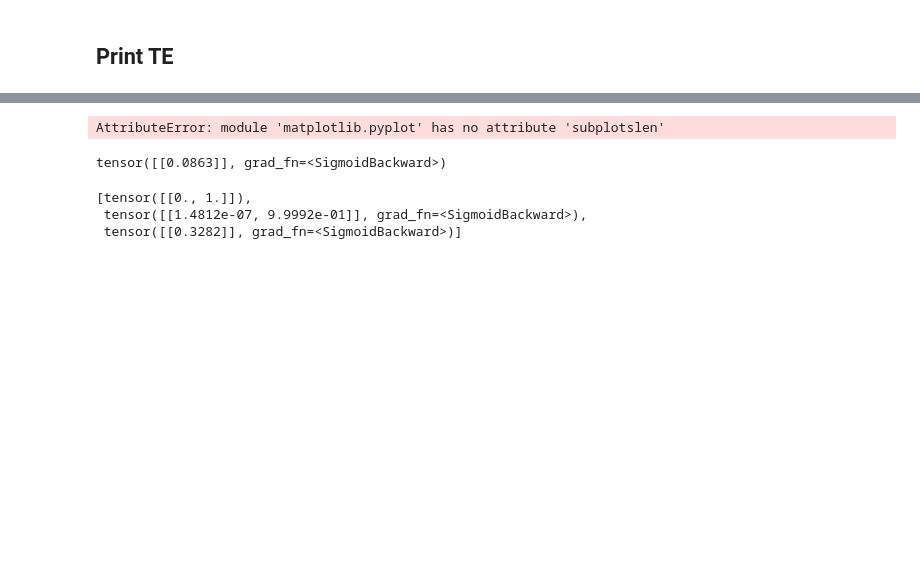
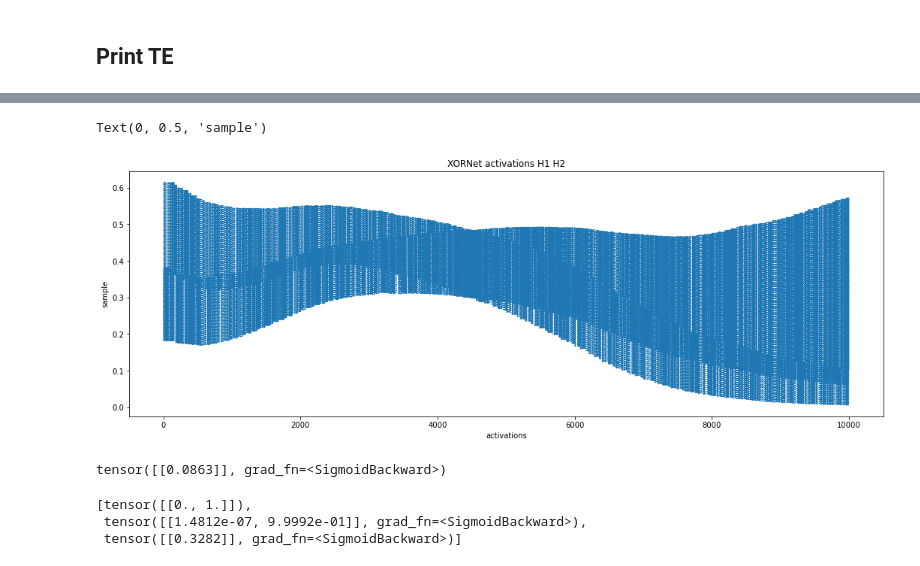
Before and after one commit to IsisChameleon/CSYS5030, a Jupyter notebook: Assignment2/xor-v4.ipynb, the cells around one changed output, grey strips where cells are left out. Cells and saved outputs as stored; diff of their text form; code cells hidden in the pictures; blank space fills up the shorter version.

```diff
--- a/Assignment2/xor-v4.ipynb
+++ b/Assignment2/xor-v4.ipynb
@@ -750,14 +821,15 @@ plt.show()
 # %%
-fig, axs= plt.subplotslen(1, 1, figsize=(18, 6))
+fig, axs= plt.subplots(1, 1, figsize=(18, 6))
 plt.title('XORNet activations H1 H2')
 
 
 axs.plot(activation_collector.neurons['1-0'], linestyle=":", linewidth=1, label='Hidden Neuron 1')
 
 axs.set_xlabel('activations')
 axs.set_ylabel('sample')
 # %% [output]
-AttributeError: module 'matplotlib.pyplot' has no attribute 'subplotslen'
+Text(0, 0.5, 'sample')
+[figure, added]
 # %%
 x_in = torch.tensor([[1.0, 1.0]])
 # %%
```
Also changed, not shown: parts of 10 cells of this notebook, 2 other files.
